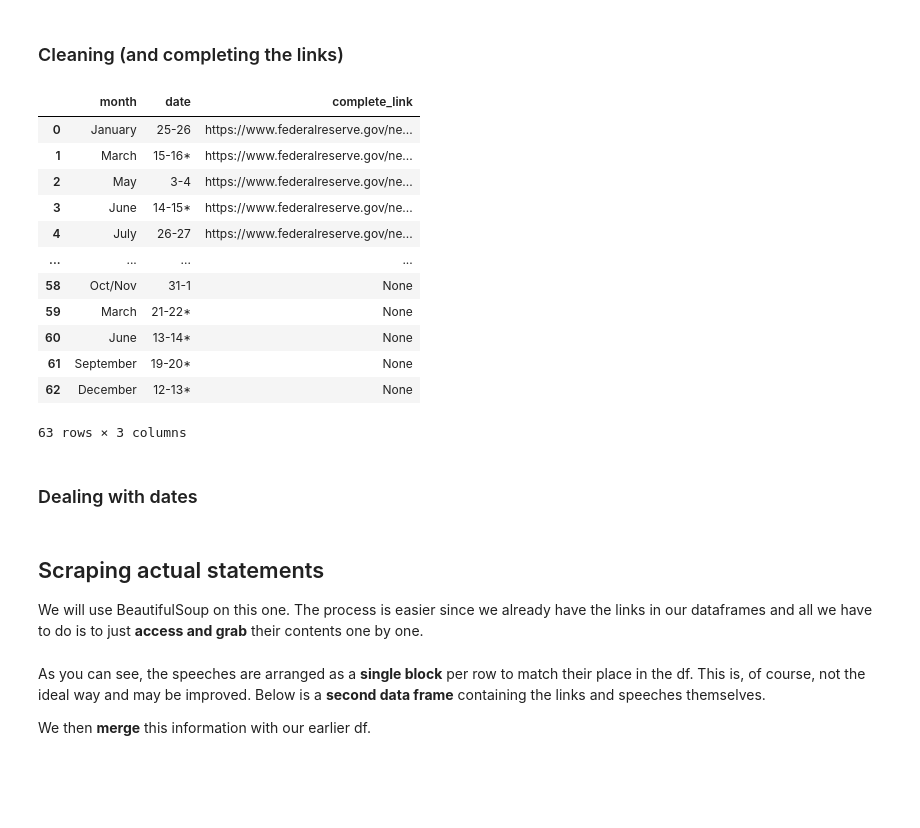
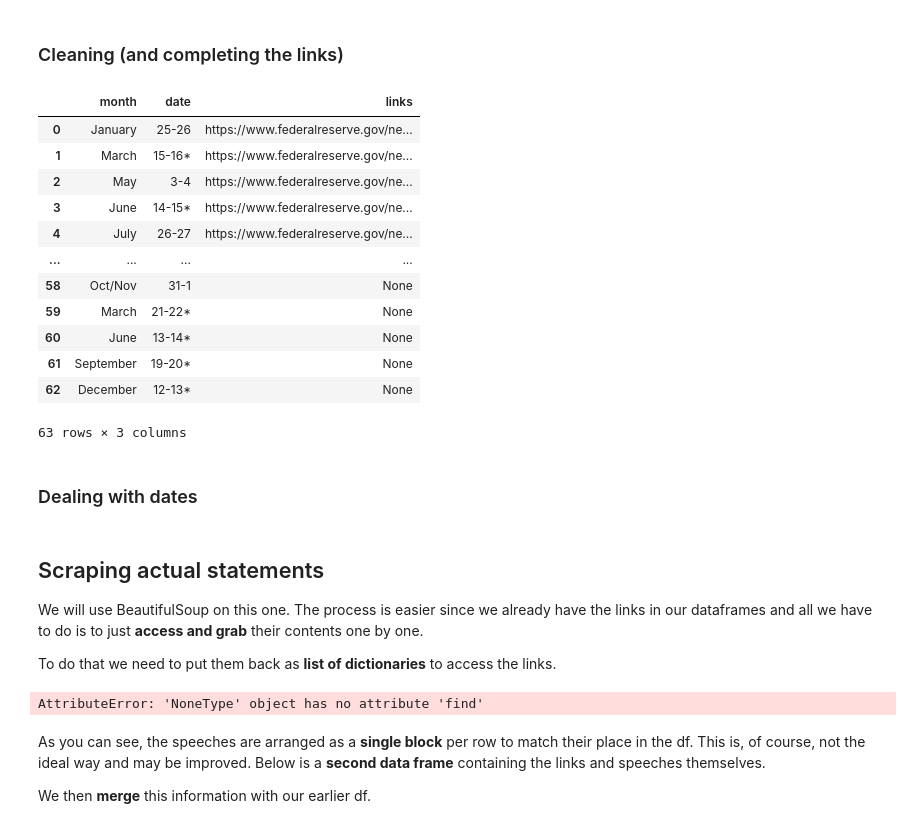
Before and after one commit to pmagtulis/fed-statement-scraper, a Jupyter notebook: fed-scraper.ipynb, the cells around one changed output. Cells and saved outputs as stored; diff of their text form; code cells hidden in the pictures; blank space fills up the shorter version.

```diff
--- a/fed-scraper.ipynb
+++ b/fed-scraper.ipynb
@@ -163,16 +163,16 @@ We will do a lot of fixing here. To name them:
 # %%
 df['complete_link'] = 'https://www.federalreserve.gov' + df['link'].astype(str) #This creates a new column
 
 df = df.drop('link', axis=1) #This drops the link column once the new one is created
 
 df.complete_link = df.complete_link.str.replace('https://www.federalreserve.govNone', 'None', regex=False)
 #This replaces those without links in the new column with the word "None"
 
-df.rename(columns={"complete_link": "links"}) #This is just to rename the new column to 'links' again
+df = df.rename(columns={"complete_link": "links"}) #This is just to rename the new column to 'links' again
 
 df
 # %% [output]
-|  | month | date | complete_link |
+|  | month | date | links |
 | 0 | January | 25-26 | https://www.federalreserve.gov/ne... |
 | 1 | March | 15-16* | https://www.federalreserve.gov/ne... |
 | 2 | May | 3-4 | https://www.federalreserve.gov/ne... |
@@ -191,3 +191,5 @@ df
 ## Scraping actual statements
 
 We will use BeautifulSoup on this one. The process is easier since we already have the links in our dataframes and all we have to do is to just **access and grab** their contents one by one.
+
+To do that we need to put them back as **list of dictionaries** to access the links.
@@ -194,13 +198,19 @@ We will use BeautifulSoup on this one. The process is easier since we already ha
 # %%
-# statements=[]
-# for statement in df:
-#     href = statement['links']
-#     raw_html = requests.get(href).content
-#     doc = BeautifulSoup(raw_html, "html.parser")
-#     text={}
-#     text['statement']= doc.text
-#     statements.append(text)
-# #statements
+statements=[]
+for statement in link_dicts:
+    href = statement['links']
+    try:
+        raw_html = requests.get(href).content
+        doc = BeautifulSoup(raw_html, "html.parser")
+    except: statement['links'] = None
+    text={}
+    text ['links'] = statement['links']
+    container = doc.find('div', {'class:' "col-xs-12 col-sm-8 col-md-8"})
+    text['statements'] = container.find('p').text
+    statements.append(text)
+statements
+# %% [output]
+AttributeError: 'NoneType' object has no attribute 'find'
 # %% [markdown]
 As you can see, the speeches are arranged as a **single block** per row to match their place in the df. This is, of course, not the ideal way and may be improved. Below is a **second data frame** containing the links and speeches themselves.
 
```
Also changed, not shown: parts of 1 cell of this notebook.
